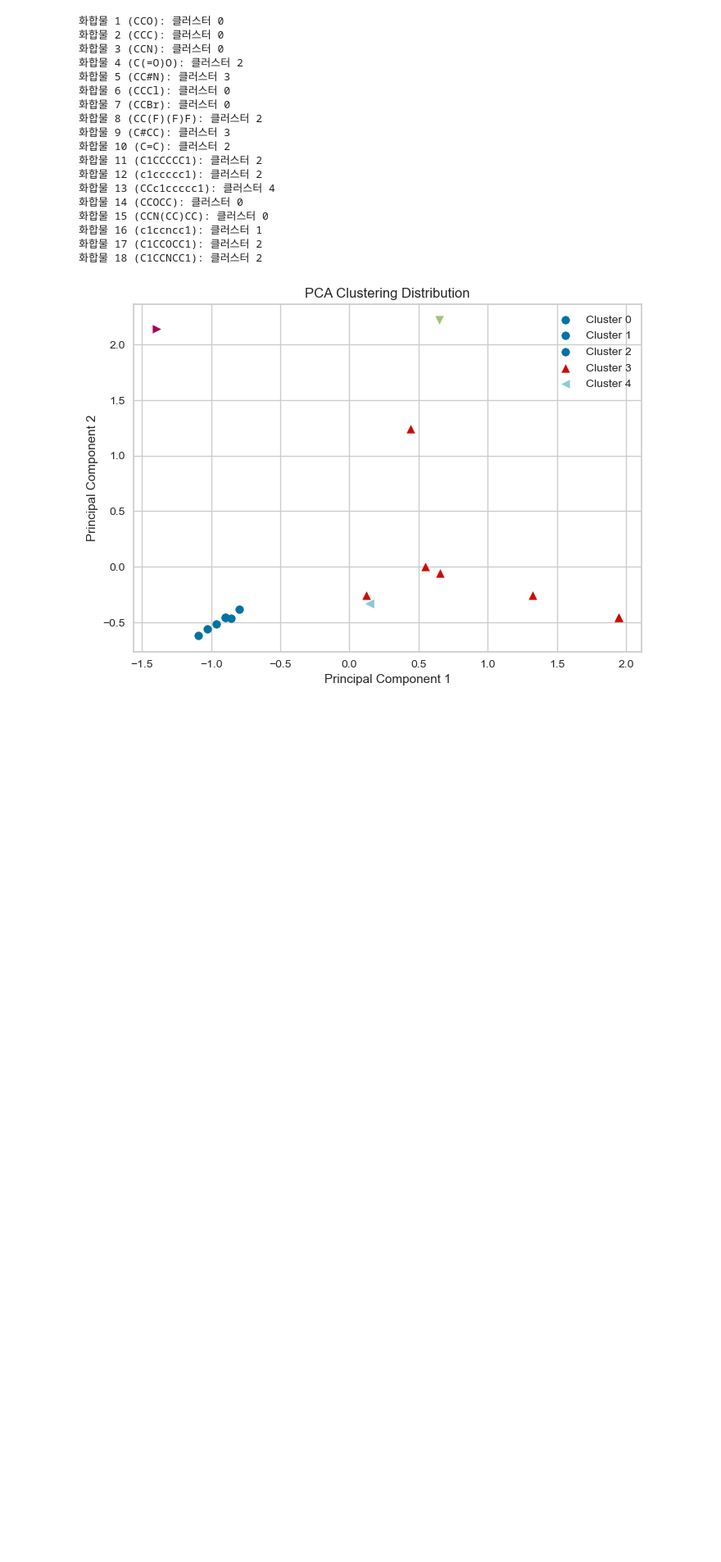
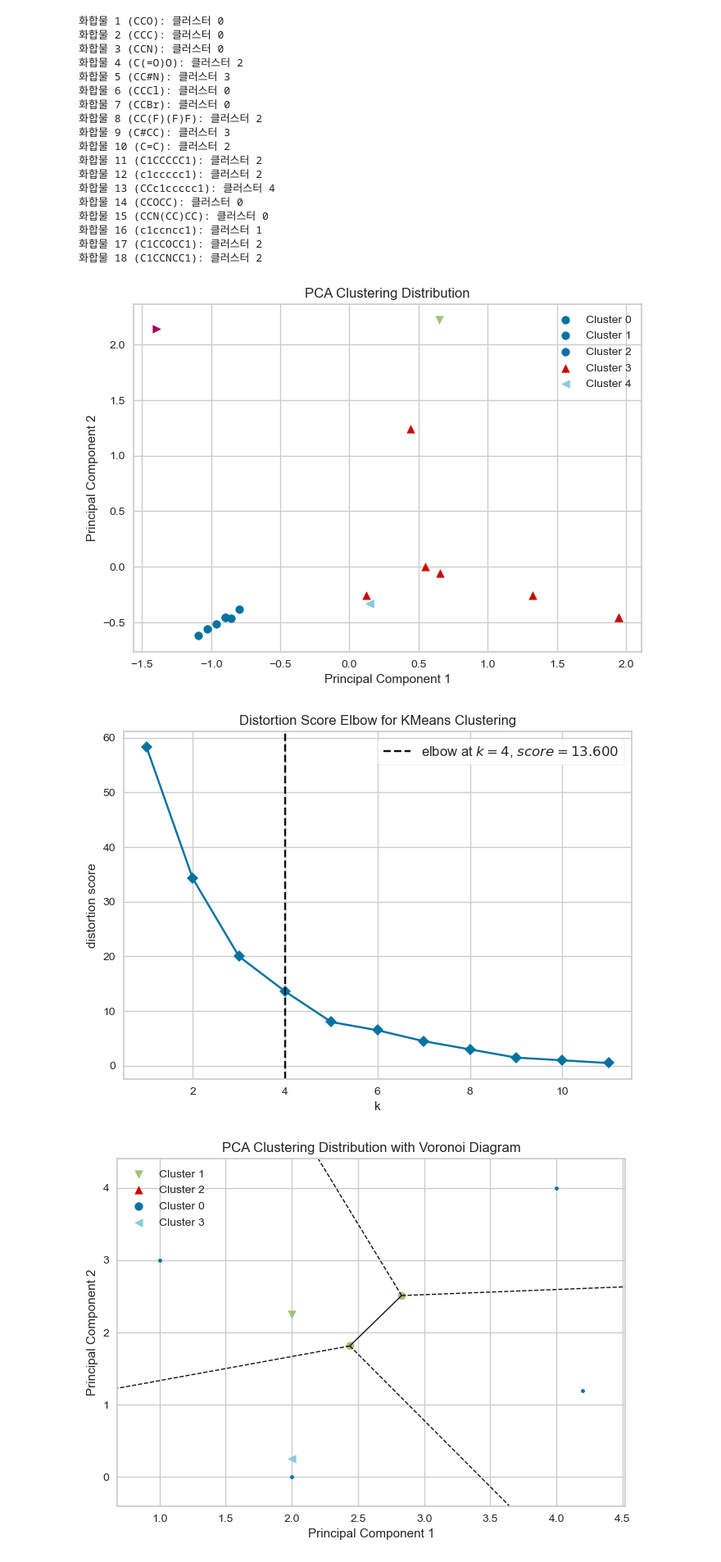
Before and after one commit to YR-cho/YR-cho.github.io, a Jupyter notebook: _posts/Deep_Automation/Ligand_fingerprint.ipynb, the cells around one changed output. Shown at 82% size. Cells and saved outputs as stored; diff of their text form; code cells hidden in the pictures; blank space fills up the shorter version.

```diff
--- a/_posts/Deep_Automation/Ligand_fingerprint.ipynb
+++ b/_posts/Deep_Automation/Ligand_fingerprint.ipynb
@@ -580,3 +580,60 @@ ax.set_title('PCA Clustering Distribution')
 plt.show()
 # %% [output]
 [figure]
+# %%
+import numpy as np
+import matplotlib.pyplot as plt
+from sklearn.cluster import KMeans
+from yellowbrick.cluster import KElbowVisualizer
+from sklearn.decomposition import PCA
+from scipy.spatial import Voronoi, voronoi_plot_2d
+
+# 화합물 데이터
+data = np.array([[1, 2], [1, 4], [1, 0], [4, 2], [4, 4], [4, 0], [3, 2], [3, 4], [3, 0], [5, 2], [5, 4], [5, 0]])
+
+# Elbow Method를 사용하여 적절한 클러스터 수 찾기
+model = KMeans()
+visualizer = KElbowVisualizer(model, k=(1, len(data)), timings=False)
+visualizer.fit(data)
+visualizer.show()
+
+# 적절한 클러스터 수 결정
+optimal_k = visualizer.elbow_value_
+
+# K-means 알고리즘으로 클러스터링
+kmeans = KMeans(n_clusters=optimal_k, random_state=42)
+kmeans.fit(data)
+labels = kmeans.labels_
+
+# PCA를 사용하여 데이터를 2차원으로 축소
+pca = PCA(n_components=2)
+data_pca = pca.fit_transform(data)
+
+# 클러스터링 결과 시각화를 위한 색상 및 범례 설정
+colors = ['b', 'g', 'r', 'c', 'm', 'y', 'k']
+markers = ['o', 'v', '^', '<', '>', 's', 'p', '*', 'h', 'H', 'D', 'd', 'P', 'X']
+
+# Voronoi 도표 그리기
+vor = Voronoi(kmeans.cluster_centers_)
+fig, ax = plt.subplots()
+voronoi_plot_2d(vor, ax=ax)
+
+# 클러스터링 결과 시각화
+for i in range(data_pca.shape[0]):
+    ax.scatter(data_pca[i, 0], data_pca[i, 1], c=colors[labels[i] % len(colors)], marker=markers[labels[i] % len(markers)], label=f"Cluster {labels[i]}")
+
+# 범례 추가
+handles, labels = plt.gca().get_legend_handles_labels()
+by_label = dict(zip(labels, handles))
+plt.legend(by_label.values(), by_label.keys())
+
+# 그래프 레이블 및 제목 설정
+ax.set_xlabel('Principal Component 1')
+ax.set_ylabel('Principal Component 2')
+ax.set_title('PCA Clustering Distribution with Voronoi Diagram')
+
+# 그래프 출력
+plt.show()
+# %% [output]
+[figure, added]
+[figure, added]
```
Also changed, not shown: parts of 15 cells of this notebook.
